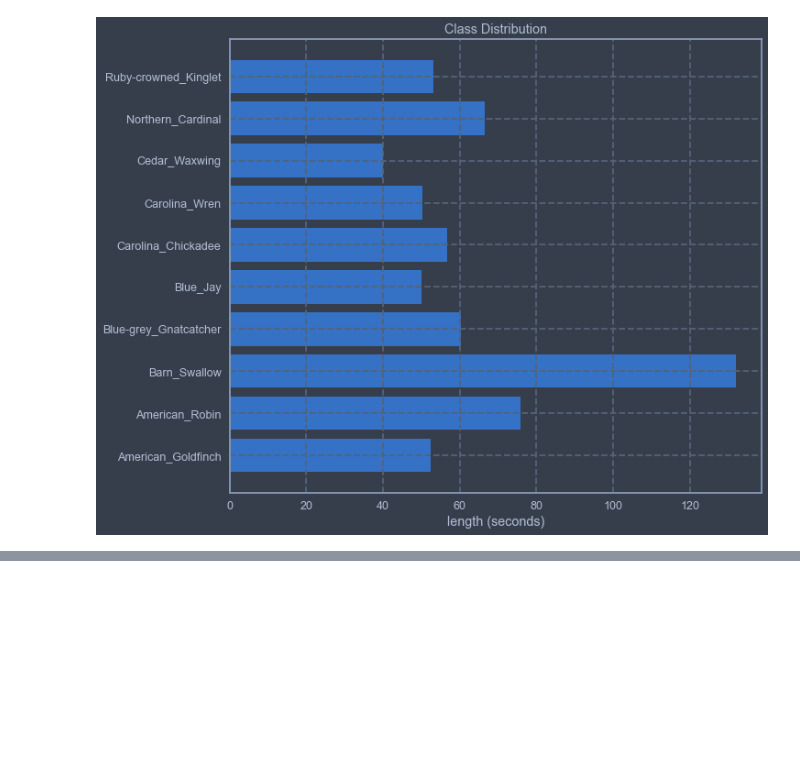
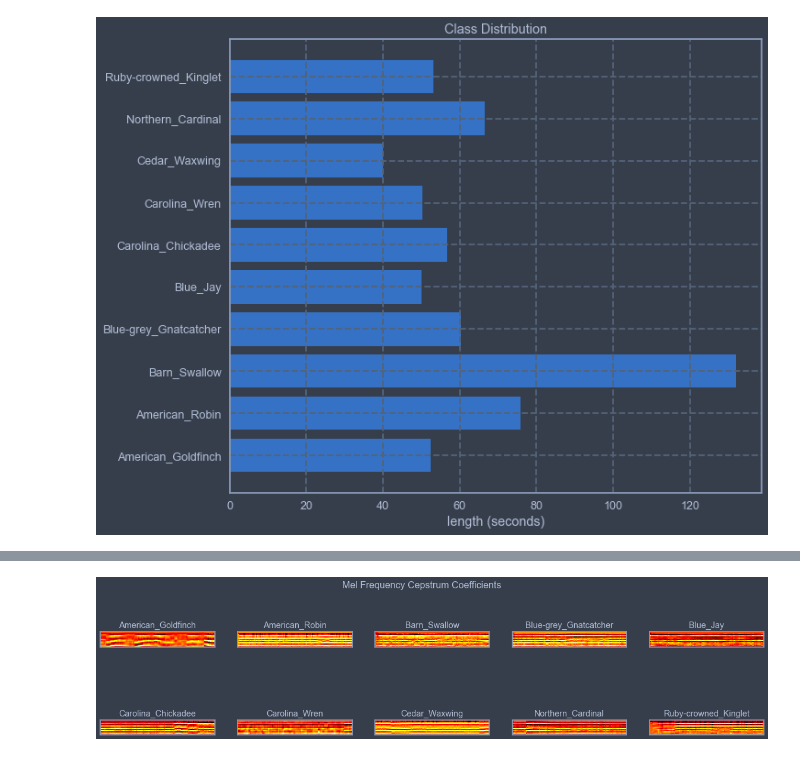
Before and after one commit to Xavier4t/Bird-Classifier, a Jupyter notebook: audio_analysis.ipynb, the cells around one changed output, grey strips where cells are left out. Saved outputs shown, nothing was run; the diff lists cells and outputs as text; code cells hidden in the pictures; blank space fills up the shorter version.

```diff
--- a/audio_analysis.ipynb
+++ b/audio_analysis.ipynb
@@ -128,0 +181,4 @@ hbarplot(bird_classes_distribution, "length (seconds)", "Class Distribution")
+# %%
+plot_mfccs(mfccs)
+# %% [output]
+[figure, added]
```
Also changed, not shown: parts of 12 cells of this notebook.
